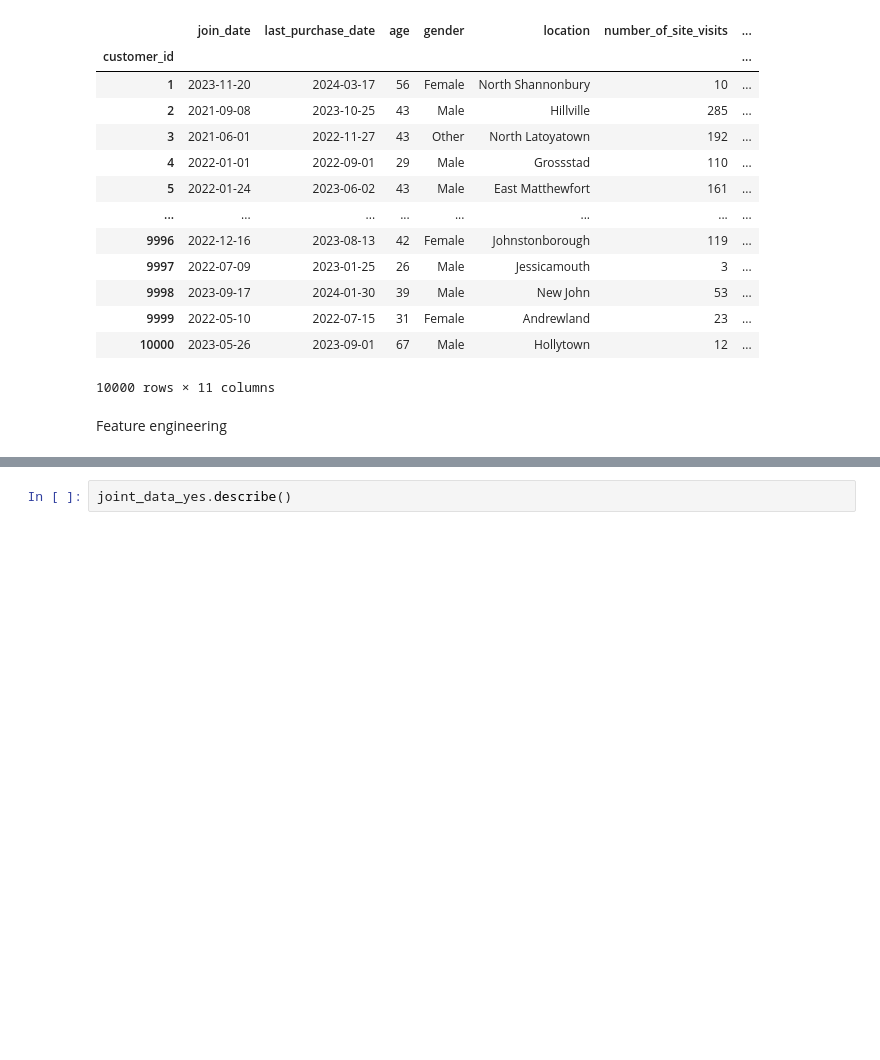
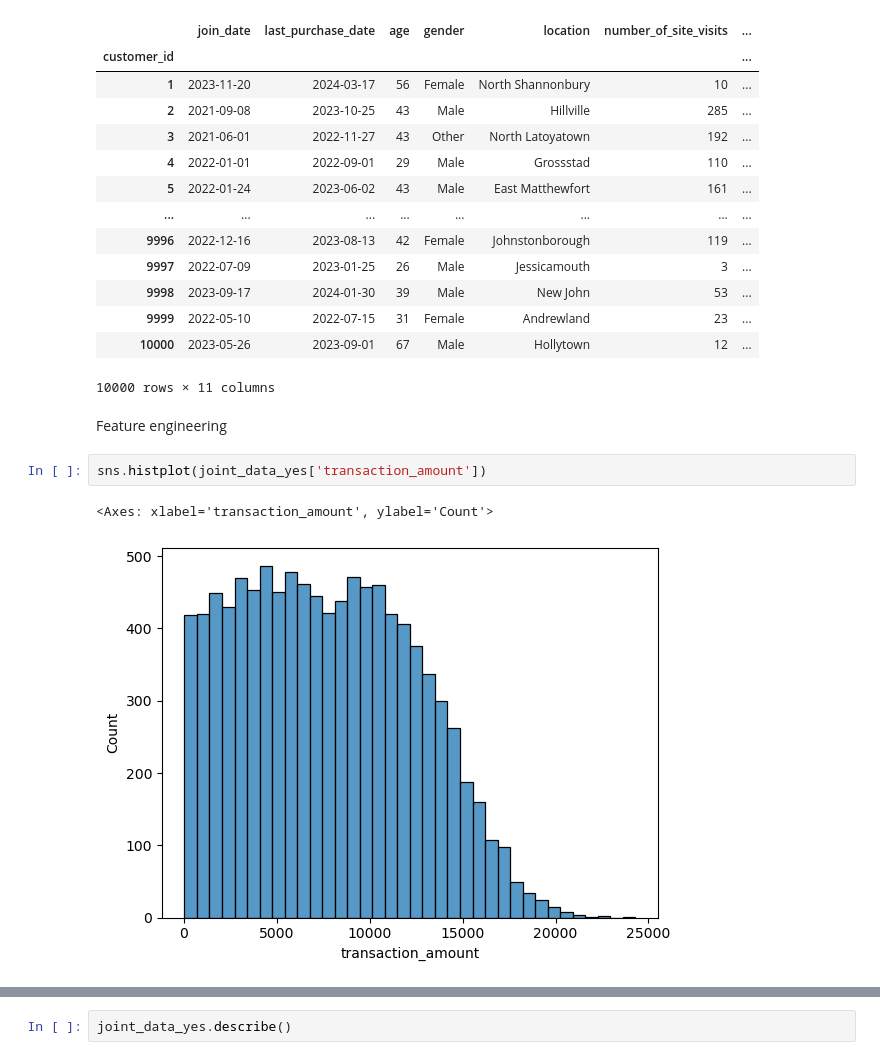
Before and after one commit to qmdismnp/Schulich_DS_MBAN, a Jupyter notebook: assignment 2.ipynb, the cells around one changed output, grey strips where cells are left out. Drawn from its saved outputs; the diff is of its cells as text; blank space fills up the shorter version.

```diff
--- a/assignment 2.ipynb
+++ b/assignment 2.ipynb
@@ -286,5 +295,10 @@ joint_data_no
 10000 rows × 11 columns
 # %% [markdown]
 Feature engineering
+# %%
+sns.histplot(joint_data_yes['transaction_amount'])
+# %% [output]
+<Axes: xlabel='transaction_amount', ylabel='Count'>
+[figure, added]
 # %%
 #create a new column named 'average_purchase_value'
```
Also changed, not shown: parts of 62 cells of this notebook.
